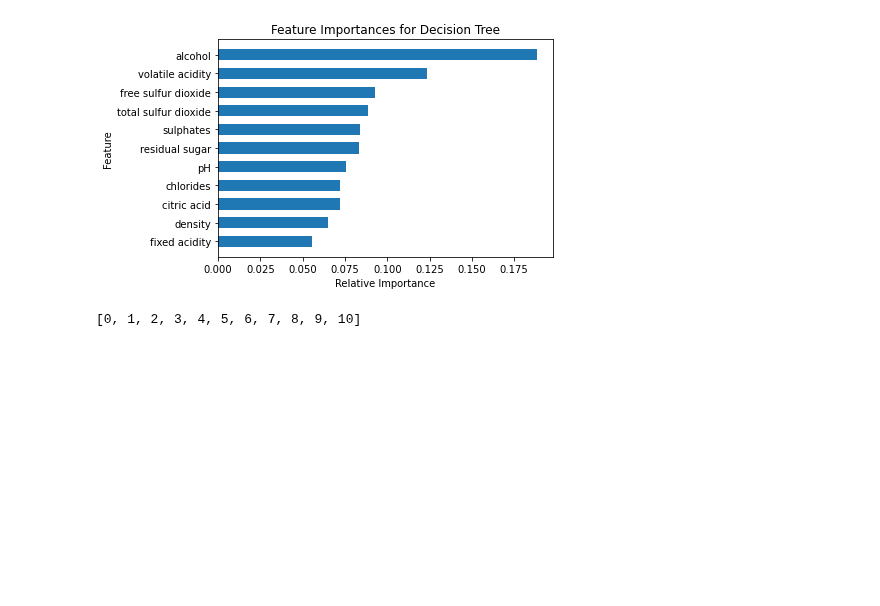
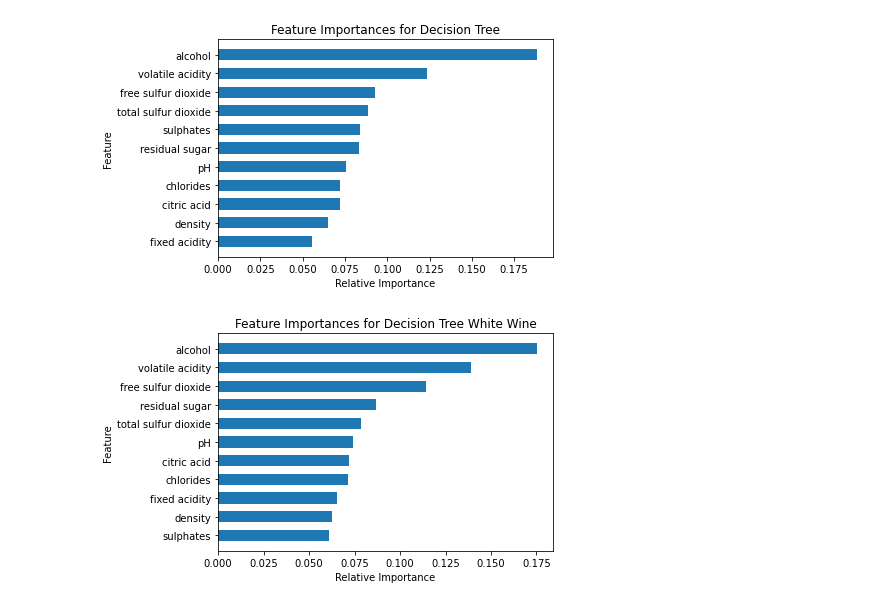
Before and after one commit to shekharbiswas/antelope, a Jupyter notebook: eval.ipynb, the cells around one changed output. Saved outputs shown, nothing was run; the diff lists cells and outputs as text; code cells hidden in the pictures; blank space fills up the shorter version.

```diff
--- a/eval.ipynb
+++ b/eval.ipynb
@@ -119,3 +146,10 @@ print(wqp_train_SX[0:6,:])
+# %%
+# Define the scaler. The scaler is best used for a normal distribution of values. Should distributions be very skewed, the MinMaxScaler could be a better candidate.
+wqp_ss_white = StandardScaler().fit(wqp_train_white_X)
+# Scale the train set
+wqp_train_SX_white = wqp_ss_white.transform(wqp_train_white_X)
+# Scale the test set
+wqp_test_SX_white = wqp_ss_white.transform(wqp_test_white_X)
 # %%
 # train the model
 wqp_dt = DecisionTreeClassifier()
@@ -137,0 +191,9 @@ weighted avg       0.74      0.73      0.74      1950
+# %%
+# train the model
+wqp_dt_white = DecisionTreeClassifier()
+wqp_dt_white.fit(wqp_train_SX_white, wqp_train_white_y)
+
+# predict and evaluate performance
+wqp_dt_predictions_white = wqp_dt_white.predict(wqp_test_SX_white)
+
+print(classification_report(wqp_test_white_y,wqp_dt_predictions_white, target_names=wqp_label_names))
@@ -146,7 +218,14 @@ plt.ylabel('Feature')
 t = plt.title('Feature Importances for Decision Tree')
 # %% [output]
 [figure]
-# %%
-y_position
-# %% [output]
-[0, 1, 2, 3, 4, 5, 6, 7, 8, 9, 10]
+# %%
+wqp_dt_white_feature_importances = wqp_dt_white.feature_importances_
+wqp_dt_white_feature_names, wqp_dt_white_feature_scores = zip(*sorted(zip(wqp_feature_white_names,wqp_dt_white_feature_importances), key=lambda x: x[1]))
+y_position = list(range(len(wqp_dt_white_feature_names)))
+plt.barh(y_position, wqp_dt_white_feature_scores, height=0.6, align='center')
+plt.yticks(y_position , wqp_dt_white_feature_names)
+plt.xlabel('Relative Importance')
+plt.ylabel('Feature')
+t = plt.title('Feature Importances for Decision Tree White Wine')
+# %% [output]
+[figure, added]
```
Also changed, not shown: parts of 12 cells of this notebook.
